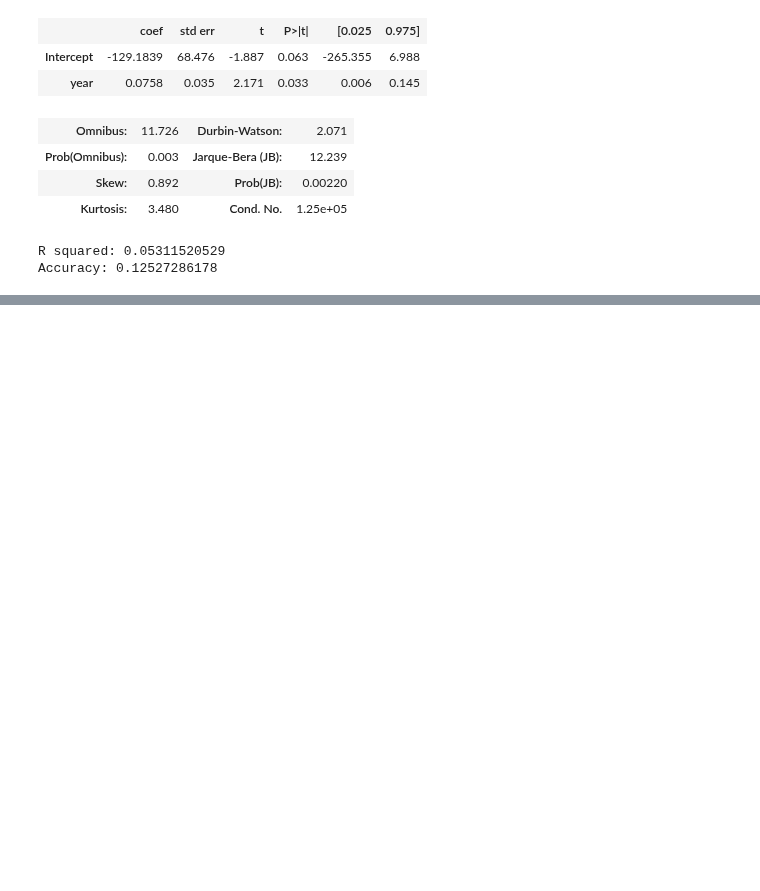
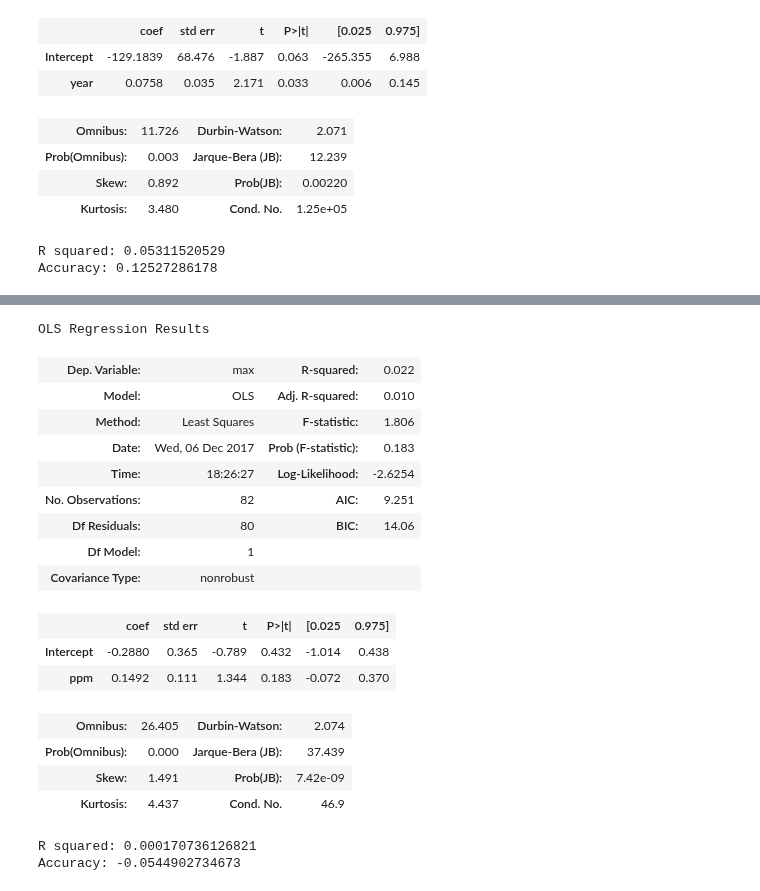
Before and after one commit to colarusso/codingthelaw, a Jupyter notebook: Fall_2017/work/asaratenney/p3/code_sample_1-NOAA Climate Data.ipynb, the cells around one changed output, grey strips where cells are left out. Drawn from its saved outputs; the diff is of its cells as text; code cells hidden in the pictures; blank space fills up the shorter version.

```diff
--- a/Fall_2017/work/asaratenney/p3/code_sample_1-NOAA Climate Data.ipynb
+++ b/Fall_2017/work/asaratenney/p3/code_sample_1-NOAA Climate Data.ipynb
@@ -208,0 +264,39 @@ NameError: name 'pd' is not defined
+# %%
+model = ols("max ~ ppm", training).fit()
+#model = ols("happy ~ age + income + np.power(age, 2) + np.power(income, 2)", training).fit()
+model.summary()
+# %% [output]
+OLS Regression Results
+| Dep. Variable: | max | R-squared: | 0.022 |
+| Model: | OLS | Adj. R-squared: | 0.010 |
+| Method: | Least Squares | F-statistic: | 1.806 |
+| Date: | Wed, 06 Dec 2017 | Prob (F-statistic): | 0.183 |
+| Time: | 18:26:27 | Log-Likelihood: | -2.6254 |
+| No. Observations: | 82 | AIC: | 9.251 |
+| Df Residuals: | 80 | BIC: | 14.06 |
+| Df Model: | 1 |  |  |
+| Covariance Type: | nonrobust |  |  |
+|  | coef | std err | t | P>|t| | [0.025 | 0.975] |
+| Intercept | -0.2880 | 0.365 | -0.789 | 0.432 | -1.014 | 0.438 |
+| ppm | 0.1492 | 0.111 | 1.344 | 0.183 | -0.072 | 0.370 |
+| Omnibus: | 26.405 | Durbin-Watson: | 2.074 |
+| Prob(Omnibus): | 0.000 | Jarque-Bera (JB): | 37.439 |
+| Skew: | 1.491 | Prob(JB): | 7.42e-09 |
+| Kurtosis: | 4.437 | Cond. No. | 46.9 |
+# %%
+# Rerun with SciKitLearn because it's easy to check accuracy
+features_train = training.drop("max", axis=1).as_matrix(columns=None)
+labels_train = training["max"].as_matrix(columns=None)
+
+features_test = holdout.drop("max", axis=1).as_matrix(columns=None)
+labels_test = holdout["max"].as_matrix(columns=None)
+
+lm = linear_model.LinearRegression()
+clf = lm.fit(features_train, labels_train)
+pred = clf.predict(features_test)
+accuracy = metrics.r2_score(labels_test, pred)
+print("R squared:",lm.score(features_train,labels_train))
+print("Accuracy:",accuracy)
+# %% [output]
+R squared: 0.000170736126821
+Accuracy: -0.0544902734673
```
Also changed, not shown: parts of 6 cells of this notebook, 2 other files.
